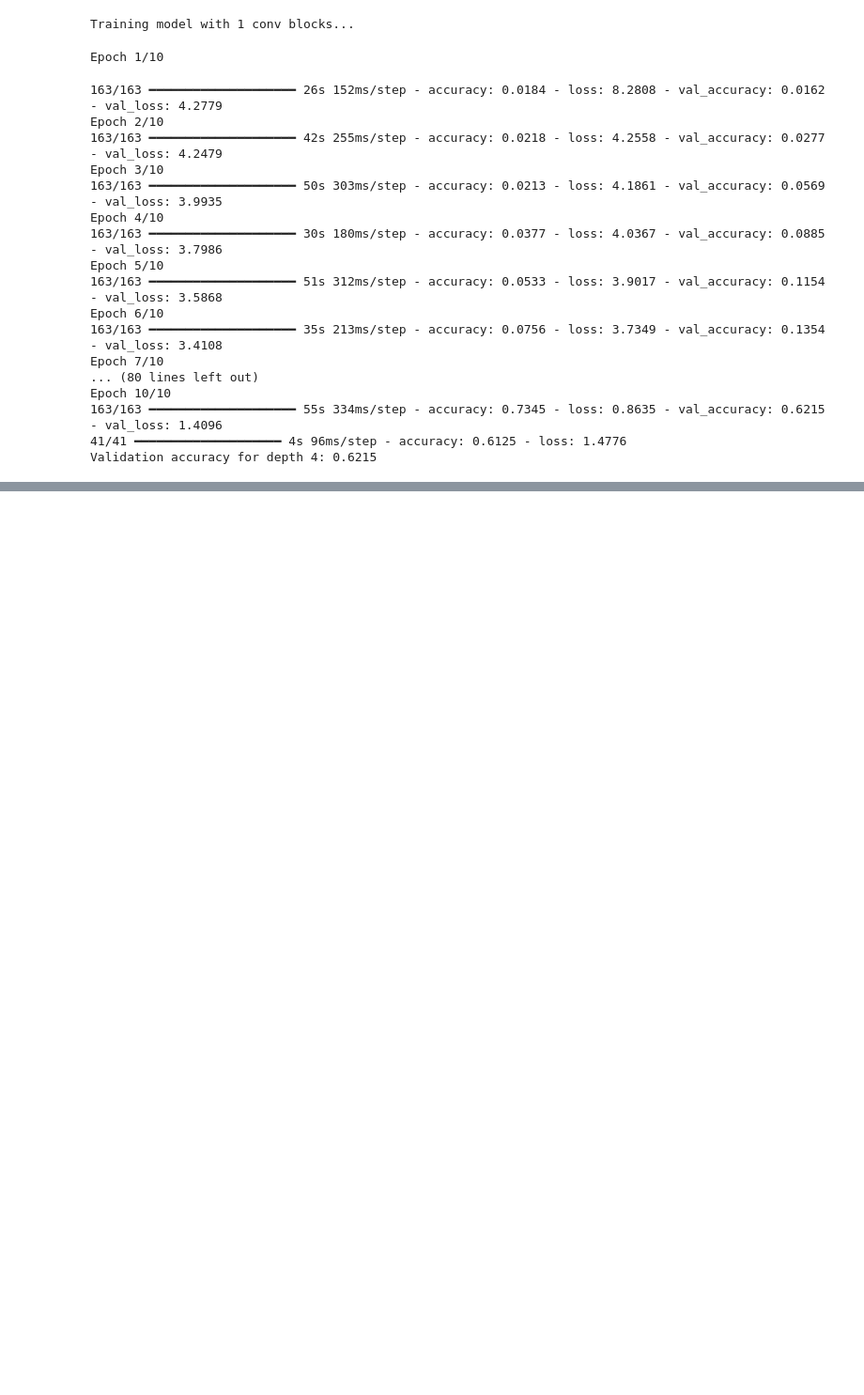
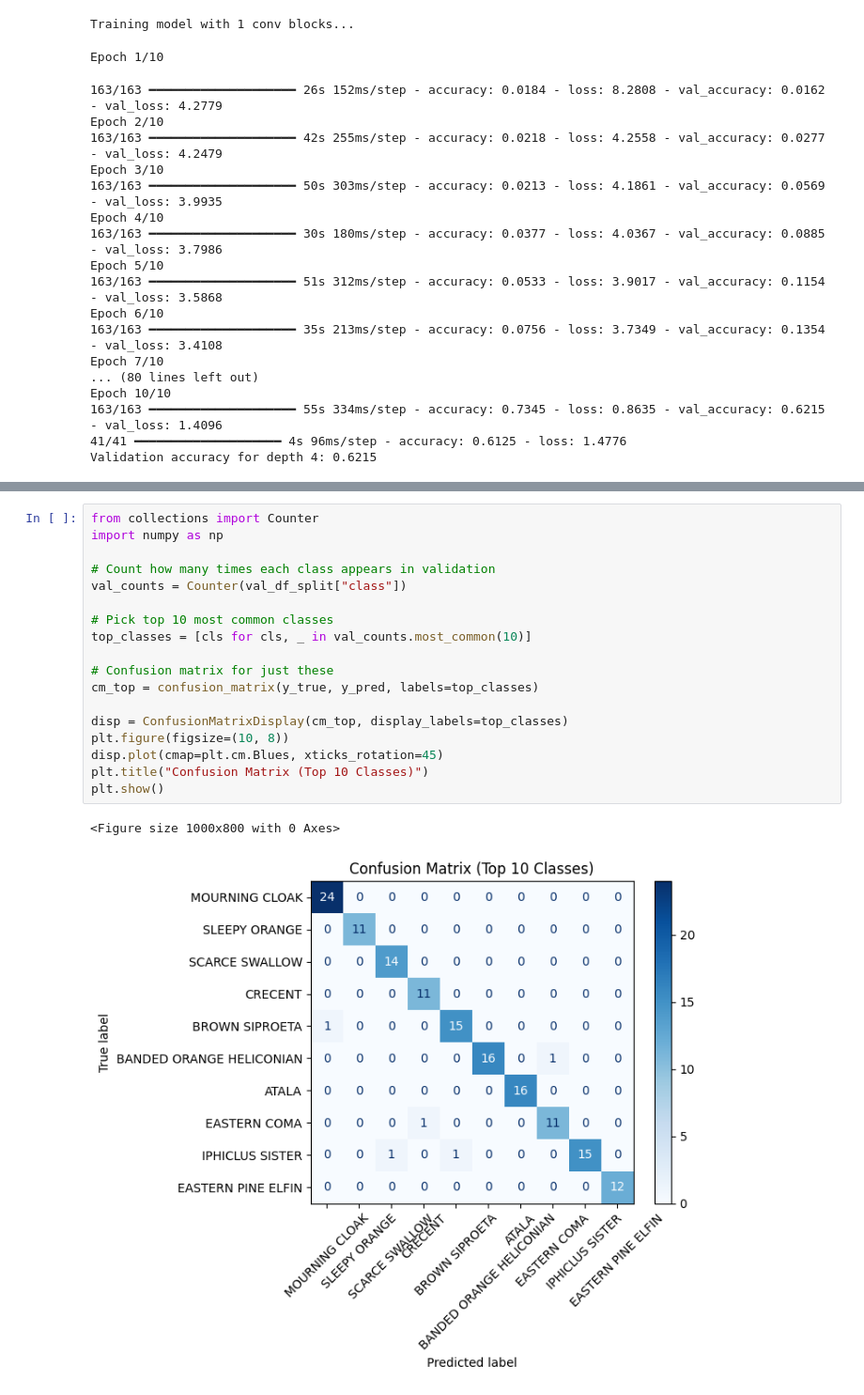
Before and after one commit to pstat197/vignette-image-classification-cnn, a Jupyter notebook: scripts/cnn_butterflies.ipynb, the cells around one changed output, grey strips where cells are left out. Shown at 94% size. Cells and saved outputs as stored; diff of their text form; blank space fills up the shorter version.

Commit message:
Created confusion matrix

```diff
--- a/scripts/cnn_butterflies.ipynb
+++ b/scripts/cnn_butterflies.ipynb
@@ -222,3 +220,24 @@ plt.tight_layout()
 plt.show()
 # %% [output]
 [figure]
+# %%
+from collections import Counter
+import numpy as np
+
+# Count how many times each class appears in validation
+val_counts = Counter(val_df_split["class"])
+
+# Pick top 10 most common classes
+top_classes = [cls for cls, _ in val_counts.most_common(10)]
+
+# Confusion matrix for just these
+cm_top = confusion_matrix(y_true, y_pred, labels=top_classes)
+
+disp = ConfusionMatrixDisplay(cm_top, display_labels=top_classes)
+plt.figure(figsize=(10, 8))
+disp.plot(cmap=plt.cm.Blues, xticks_rotation=45)
+plt.title("Confusion Matrix (Top 10 Classes)")
+plt.show()
+# %% [output]
+<Figure size 1000x800 with 0 Axes>
+[figure, added]
```
Also changed, not shown: parts of 2 cells of this notebook.
